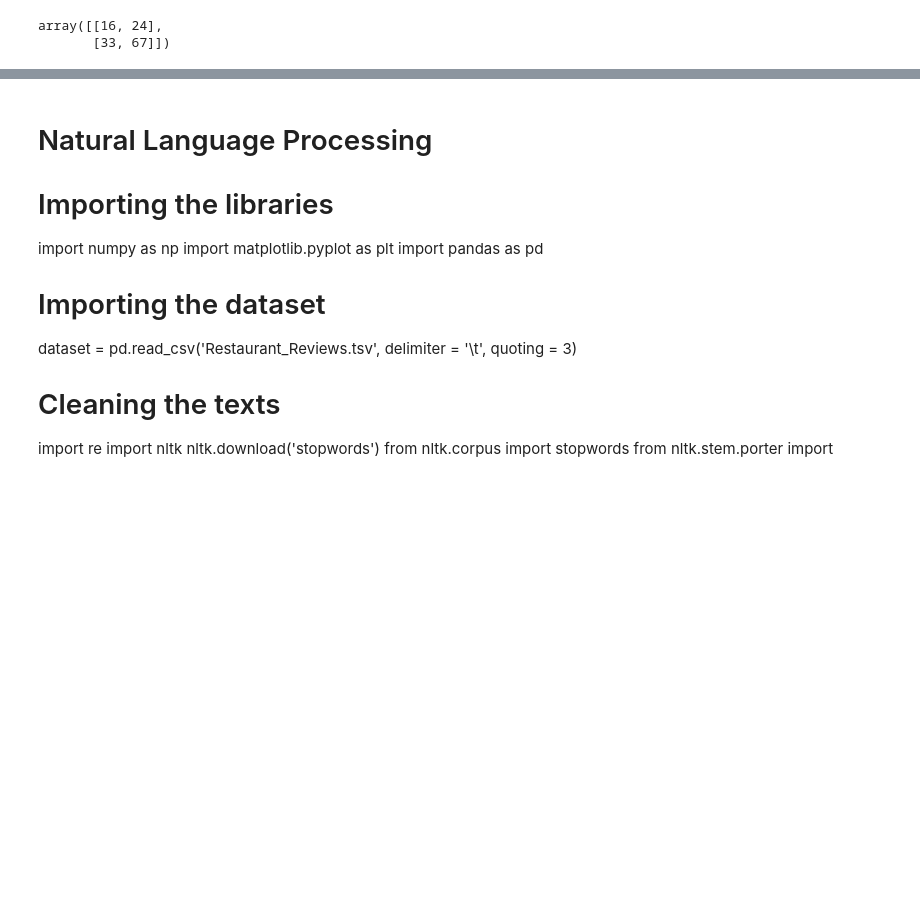
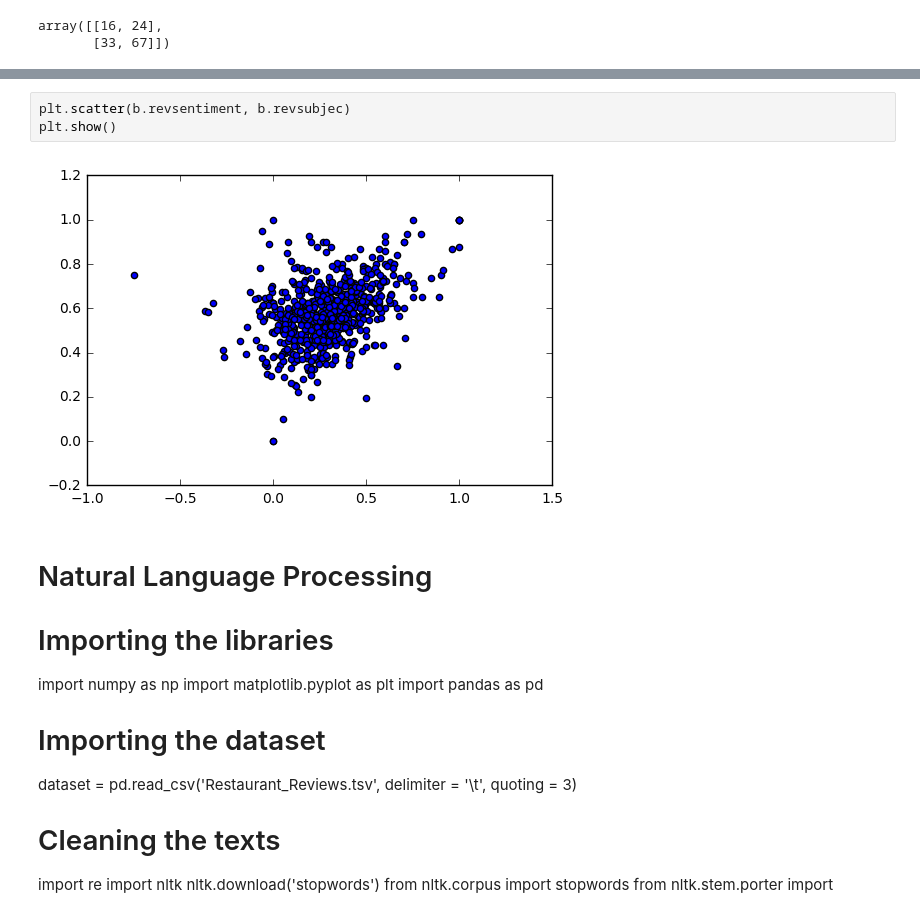
Before and after one commit to drmjw/product-database, a Jupyter notebook: Amazon reviews-wed.ipynb, the cells around one changed output, grey strips where cells are left out. Saved outputs shown, nothing was run; the diff lists cells and outputs as text; blank space fills up the shorter version.

```diff
--- a/Amazon reviews-wed.ipynb
+++ b/Amazon reviews-wed.ipynb
@@ -762,3 +831,8 @@ array([[16, 24],
+# %%
+plt.scatter(b.revsentiment, b.revsubjec)
+plt.show()
+# %% [output]
+[figure, added]
 # %% [markdown]
 # Natural Language Processing
 
```
Also changed, not shown: parts of 12 cells of this notebook, 1 other file.
